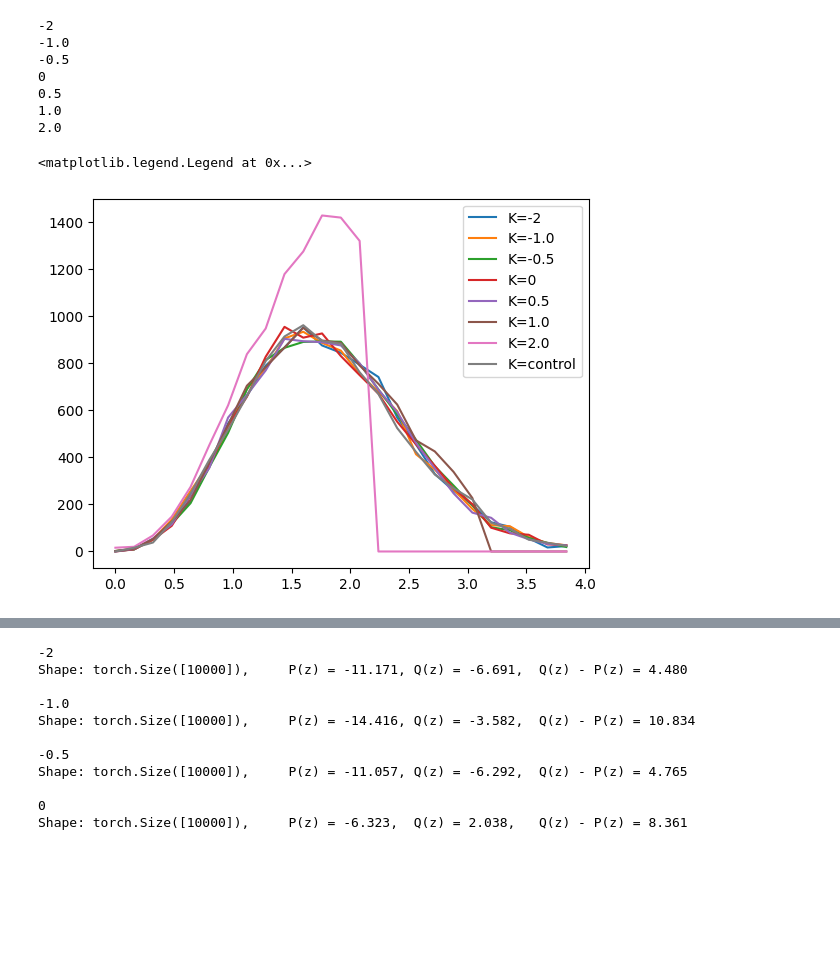
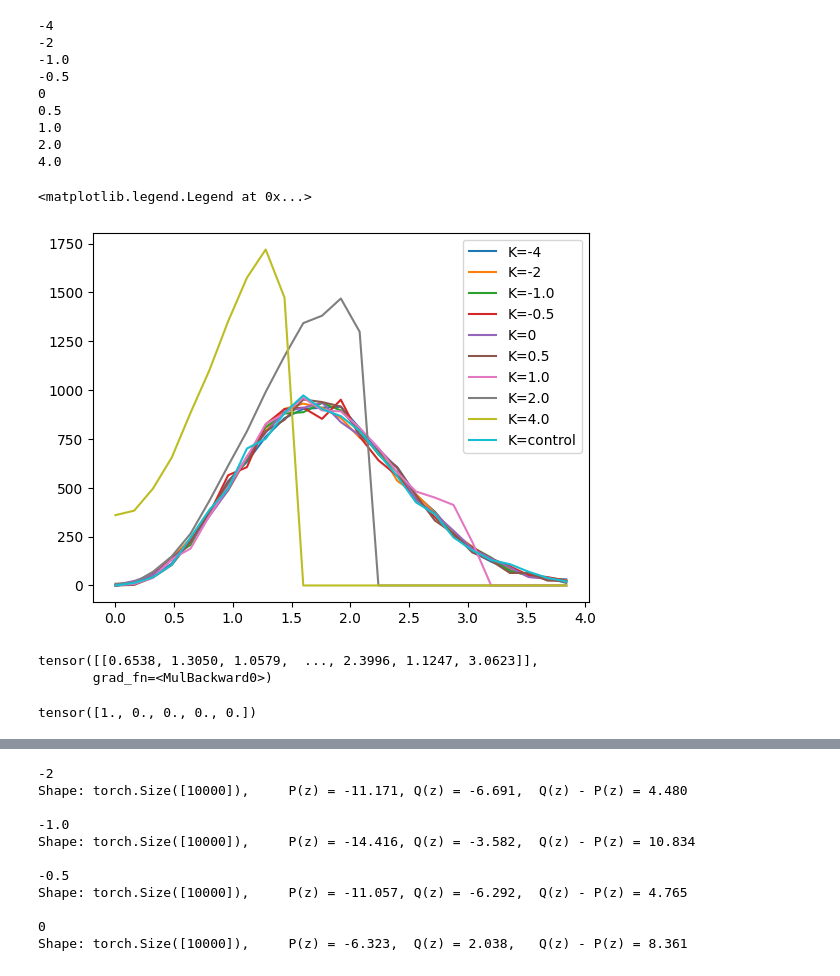
Before and after one commit to qc2321/embedders, a Jupyter notebook: notebooks/5_pc_sampling.ipynb, the cells around one changed output, grey strips where cells are left out. Saved outputs shown, nothing was run; the diff lists cells and outputs as text; code cells hidden in the pictures; blank space fills up the shorter version.

```diff
--- a/notebooks/5_pc_sampling.ipynb
+++ b/notebooks/5_pc_sampling.ipynb
@@ -47,32 +46,43 @@ plt.show()
 # Sanity check: can we get the right distribution of samples for different scales?
 
 N_SAMPLES = 10_000
 
 all_dists = {}
-for K in [-2, -1.0, -0.5, 0, 0.5, 1.0, 2.0]:
+for K in [-4, -2, -1.0, -0.5, 0, 0.5, 1.0, 2.0, 4.0]:
     print(K)
     m = Manifold(K, 4)
     samples = m.sample(torch.cat([m.mu0] * N_SAMPLES, dim=0))
     dists = m.dist(m.mu0, samples)
     all_dists[K] = dists
 
 all_dists["control"] = torch.norm(torch.randn(size=(N_SAMPLES, 4)), dim=1)
 
 # Get histograms with torch and line-plot them
 for K, dists in all_dists.items():
     dist_hist = torch.histogram(dists, bins=25, range=(0, 4))
     plt.plot(dist_hist.bin_edges[:-1].detach().cpu().numpy(), dist_hist.hist.detach().cpu().numpy(), label=f"K={K}")
 plt.legend()
 
 # Great, this looks right: all distances match, except where we totally run out of space on our manifold
 # (e.g. K=2; K=1 is starting to curve off a little bit near d=pi...)
 # %% [output]
+-4
 -2
 -1.0
 -0.5
 0
 0.5
 1.0
 2.0
+4.0
 <matplotlib.legend.Legend at 0x...>
-[figure, old version]
+[figure, new version]
+# %%
+m.dist(m.mu0.unsqueeze(0), samples)
+# %% [output]
+tensor([[0.6538, 1.3050, 1.0579,  ..., 2.3996, 1.1247, 3.0623]],
+       grad_fn=<MulBackward0>)
+# %%
+m.mu0
+# %% [output]
+tensor([1., 0., 0., 0., 0.])
```
Also changed, not shown: parts of 5 cells of this notebook, 10 other files.
